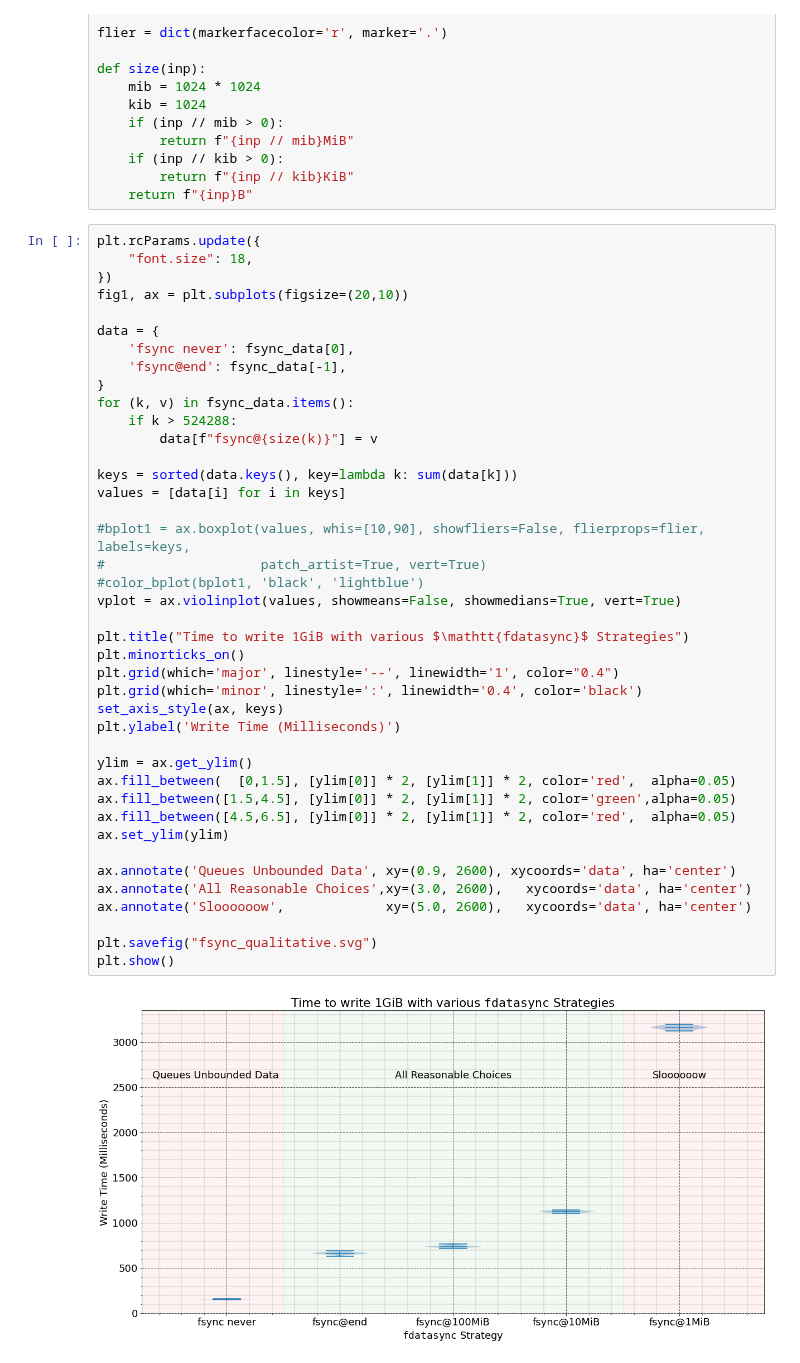
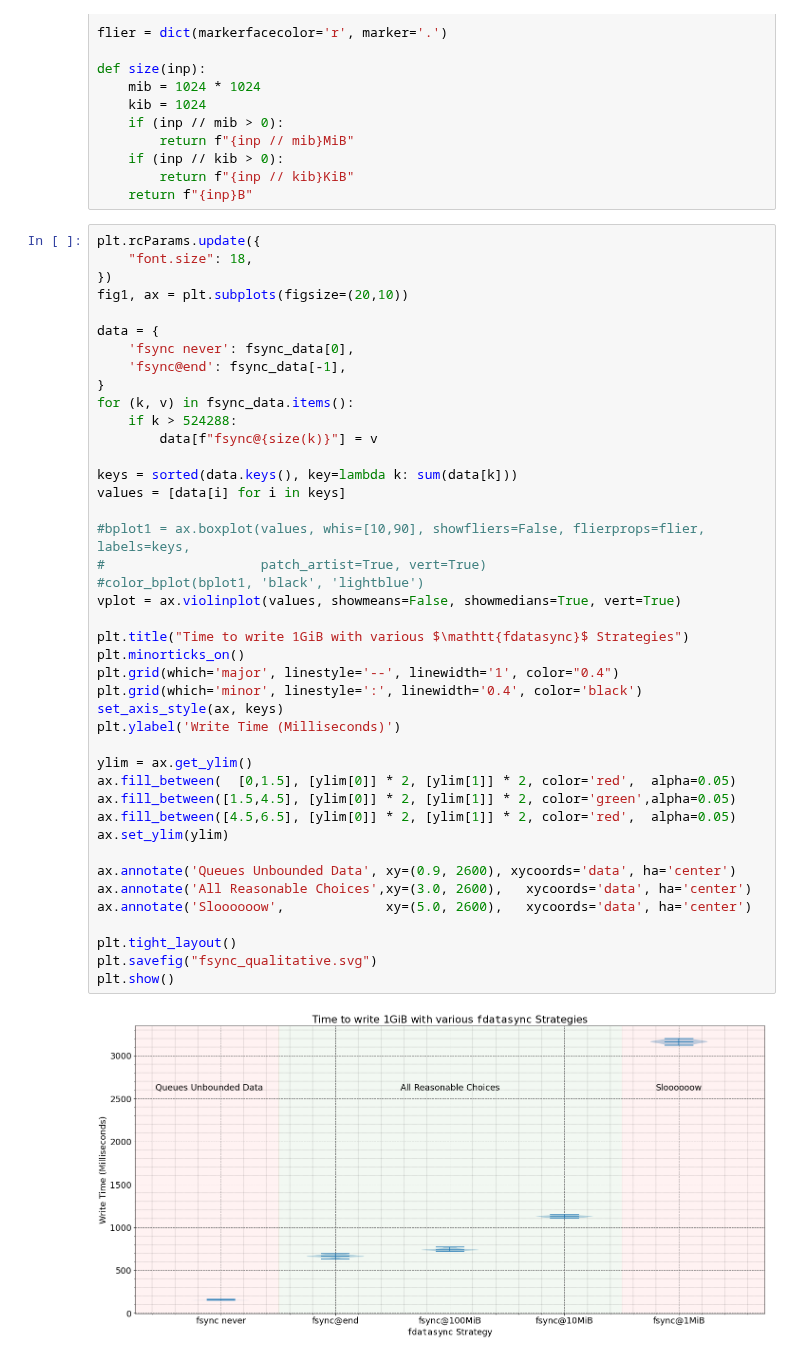
Before and after one commit to jolynch/performance-analysis, a Jupyter notebook: notebooks/fsync/fsync_after.ipynb, the cells around one changed output. Cells and saved outputs as stored; diff of their text form.

```diff
--- a/notebooks/fsync/fsync_after.ipynb
+++ b/notebooks/fsync/fsync_after.ipynb
@@ -68,33 +68,34 @@ for (k, v) in fsync_data.items():
         data[f"fsync@{size(k)}"] = v
 
 keys = sorted(data.keys(), key=lambda k: sum(data[k]))
 values = [data[i] for i in keys]
 
 #bplot1 = ax.boxplot(values, whis=[10,90], showfliers=False, flierprops=flier, labels=keys,
 #                    patch_artist=True, vert=True)
 #color_bplot(bplot1, 'black', 'lightblue')
 vplot = ax.violinplot(values, showmeans=False, showmedians=True, vert=True)
 
 plt.title("Time to write 1GiB with various $\mathtt{fdatasync}$ Strategies")
 plt.minorticks_on()
 plt.grid(which='major', linestyle='--', linewidth='1', color="0.4")
 plt.grid(which='minor', linestyle=':', linewidth='0.4', color='black')
 set_axis_style(ax, keys)
 plt.ylabel('Write Time (Milliseconds)')
 
 ylim = ax.get_ylim()
 ax.fill_between(  [0,1.5], [ylim[0]] * 2, [ylim[1]] * 2, color='red',  alpha=0.05)
 ax.fill_between([1.5,4.5], [ylim[0]] * 2, [ylim[1]] * 2, color='green',alpha=0.05)
 ax.fill_between([4.5,6.5], [ylim[0]] * 2, [ylim[1]] * 2, color='red',  alpha=0.05)
 ax.set_ylim(ylim)
 
 ax.annotate('Queues Unbounded Data', xy=(0.9, 2600), xycoords='data', ha='center')
 ax.annotate('All Reasonable Choices',xy=(3.0, 2600),   xycoords='data', ha='center')
 ax.annotate('Sloooooow',             xy=(5.0, 2600),   xycoords='data', ha='center')
 
+plt.tight_layout()
 plt.savefig("fsync_qualitative.svg")
 plt.show()
 # %% [output]
-[figure, old version]
+[figure, new version]
 # %%
 plt.rcParams.update({
```
Also changed, not shown: parts of 1 cell of this notebook, 2 other files.
